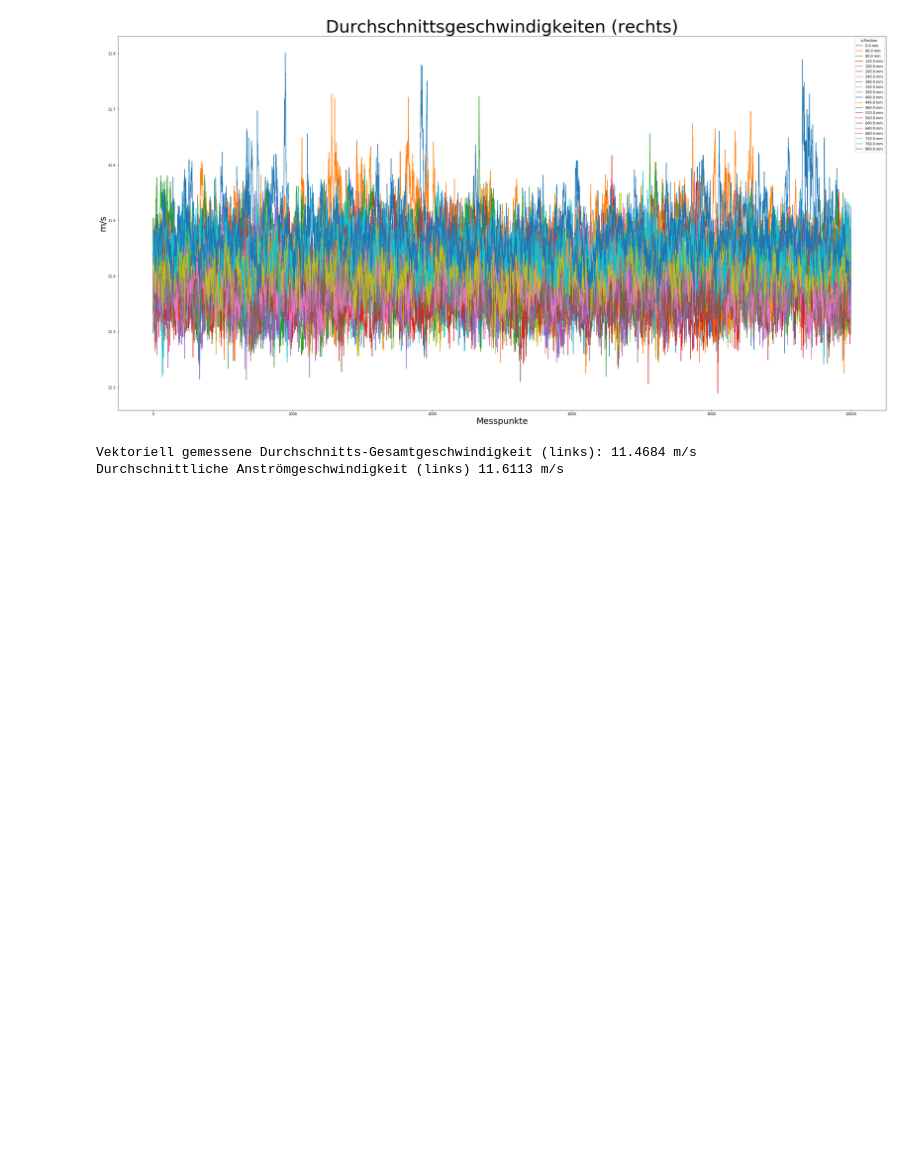
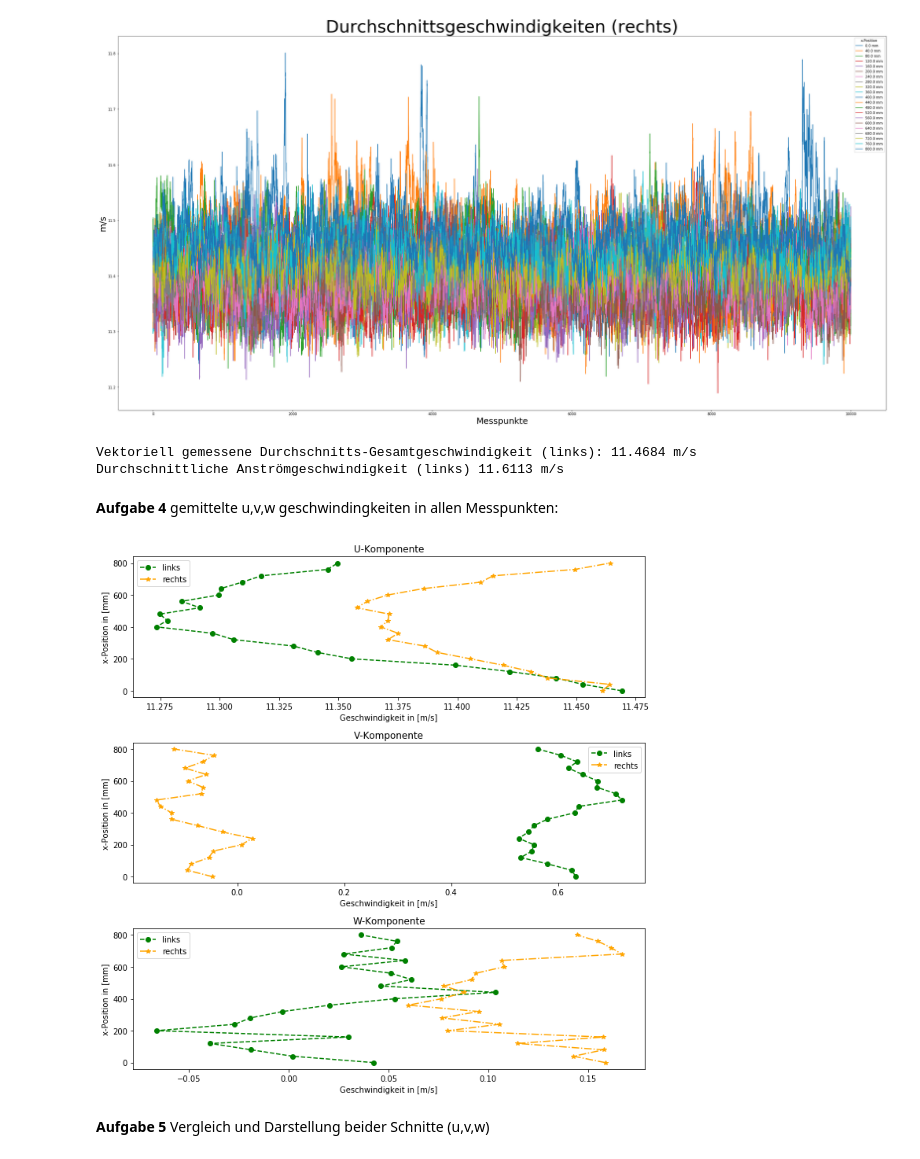
Before and after one commit to bendanoob/MIS, a Jupyter notebook: MIS.ipynb, the cells around one changed output. Saved outputs shown, nothing was run; the diff lists cells and outputs as text; code cells hidden in the pictures; blank space fills up the shorter version.

```diff
--- a/MIS.ipynb
+++ b/MIS.ipynb
@@ -13,5 +19,5 @@ import glob                     # path
 ### 1.1 Messdaten
 Messdaten gliedern sich in (halb)rechte und (halb)linke Position. Zunächst werden alle erfasste Daten  aus den .mat-datein ausgelesen (sortiert) und in einer Liste zusammengefasst.
 # %%
-path_l = sorted(glob.glob(r"MIS/20220603/links/*"))
-path_r = sorted(glob.glob(r"MIS/20220603/rechts/*"))
+path_l = sorted(glob.glob(r"/Users/xx/MIS/20220603/links/*"))
+path_r = sorted(glob.glob(r"/Users/xx/MIS/20220603/rechts/*"))
@@ -64,8 +90,8 @@ Es folgt das einlesen der restlichen Datein.
 
 In der Datei **average12h.mat**, befindet sich ein Dictionary mit allen Durchschnittswerten der jeweiligen Messungen (sprich bspw. mean von links 40 mm). Ob das jetzt notwendig ist, weiß ich noch nicht, weil das ließe sich auch aus den Messdaten schnell erstellen.
 # %%
-avg_l = sp.loadmat("MIS/20220603/links_zusätzlich/average12h.mat")  # dict mit allen Durchschnittswerten
-avg_r = sp.loadmat("MIS/20220603/rechts_zusätzlich/average12h.mat") # dict mit allen Durchschnittswerten
+avg_l = sp.loadmat("/Users/xx/MIS/20220603/links_zusätzlich/average12h.mat")  # dict mit allen Durchschnittswerten
+avg_r = sp.loadmat("/Users/xx/MIS/20220603/rechts_zusätzlich/average12h.mat") # dict mit allen Durchschnittswerten
 # %%
 type(avg_l), avg_l.keys()
 # %% [output]
@@ -182,3 +208,34 @@ Durchschnittliche Anströmgeschwindigkeit (links) 11.698 m/s
 [figure]
 Vektoriell gemessene Durchschnitts-Gesamtgeschwindigkeit (links): 11.4684 m/s
 Durchschnittliche Anströmgeschwindigkeit (links) 11.6113 m/s
+# %% [markdown]
+**Aufgabe 4**
+gemittelte u,v,w geschwindingkeiten in allen Messpunkten:
+# %%
+fig, (ax1 , ax2, ax3 ) = plt.subplots(3,1,figsize = (10,10))
+ax1.plot(avg_l['U'], avg_l['x'], color = "green", linestyle =  "dashed", label= "links",marker = "o")
+ax1.plot(avg_r['U'], avg_r['x'], color = "orange", linestyle = "dashdot",label= "rechts",marker = "*")
+ax1.legend()
+ax1.set_title("U-Komponente")
+ax1.set_xlabel("Geschwindigkeit in [m/s]")
+ax1.set_ylabel("x-Position in [mm]")
+
+ax2.plot(avg_l['V'], avg_l['x'], color = "green", linestyle =  "dashed", label= "links",marker = "o")
+ax2.plot(avg_r['V'], avg_r['x'], color = "orange", linestyle = "dashdot",label= "rechts",marker = "*")
+ax2.legend()
+ax2.set_title("V-Komponente")
+ax2.set_xlabel("Geschwindigkeit in [m/s]")
+ax2.set_ylabel("x-Position in [mm]")
+
+ax3.plot(avg_l['W'], avg_l['x'], color = "green", linestyle =  "dashed", label= "links",marker = "o")
+ax3.plot(avg_r['W'], avg_r['x'], color = "orange", linestyle = "dashdot",label= "rechts",marker = "*")
+ax3.legend()
+ax3.set_title("W-Komponente")
+ax3.set_xlabel("Geschwindigkeit in [m/s]")
+ax3.set_ylabel("x-Position in [mm]")
+
+fig.tight_layout()
+# %% [output]
+[figure, added]
+# %% [markdown]
+**Aufgabe 5** Vergleich und Darstellung beider Schnitte (u,v,w)
```
Also changed, not shown: parts of 13 cells of this notebook.
